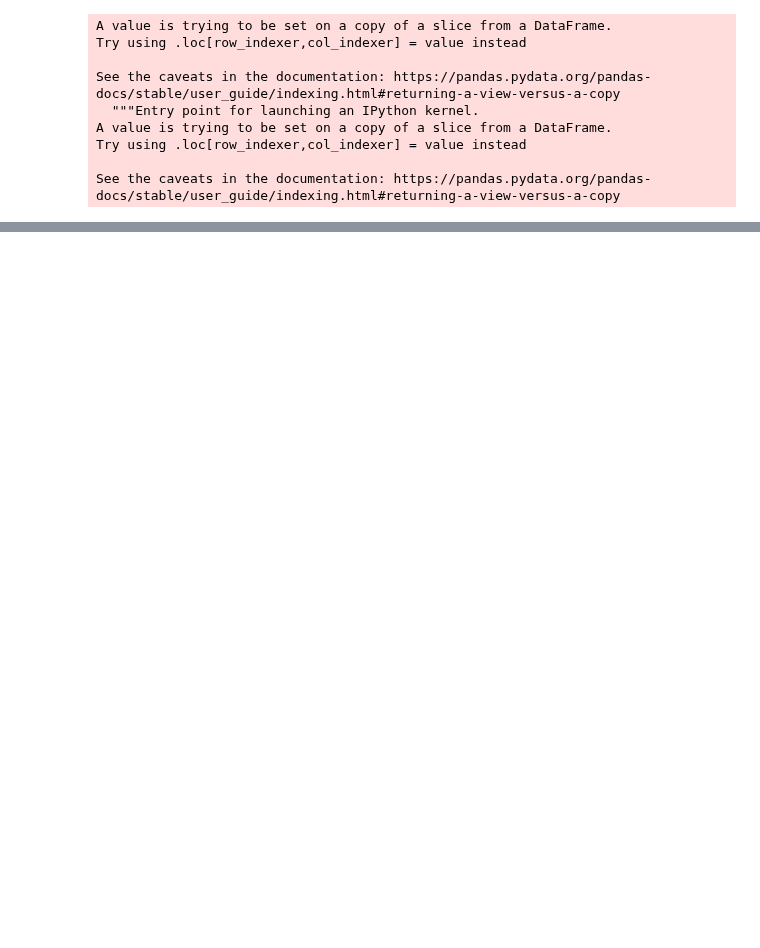
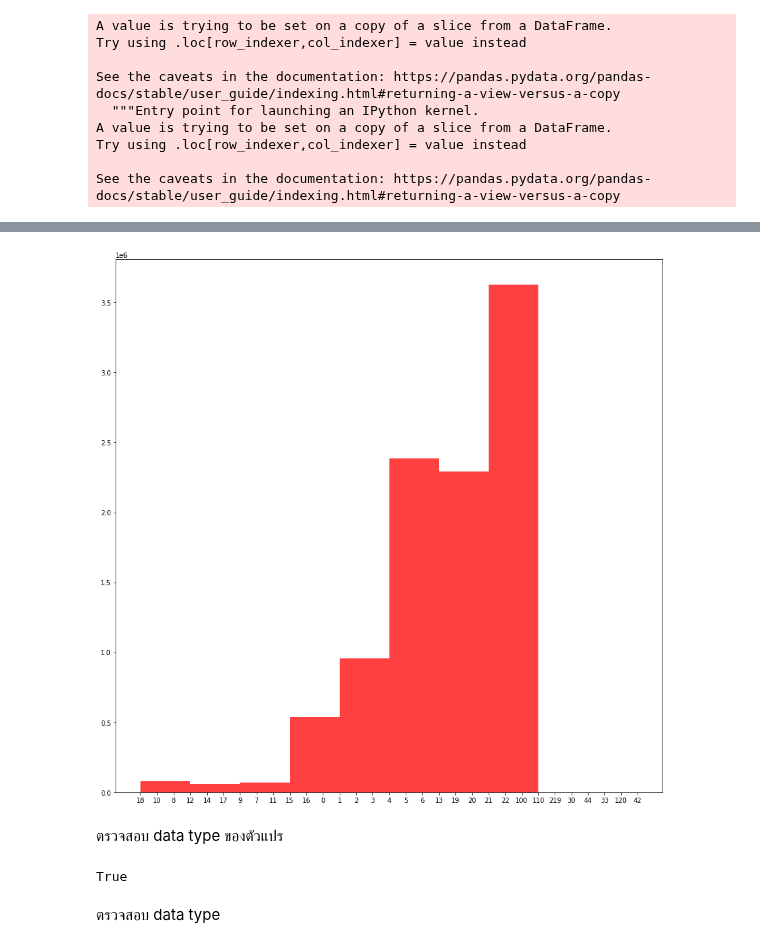
Before and after one commit to jiriyaporn/data_viz, a Jupyter notebook: histrogram.ipynb, the cells around one changed output, grey strips where cells are left out. Cells and saved outputs as stored; diff of their text form; code cells hidden in the pictures; blank space fills up the shorter version.

```diff
--- a/histrogram.ipynb
+++ b/histrogram.ipynb
@@ -101,0 +99,14 @@ NameError: ignored
+# %%
+import matplotlib
+matplotlib.rcParams['figure.figsize']=[15,15]
+output = plt.hist(list(search_request['number_of_result']),10,facecolor = 'red' ,alpha = 0.75)
+# %% [output]
+[figure, added]
+# %% [markdown]
+ตรวจสอบ data type ของตัวแปร
+# %%
+type(search_request['number_of_result'][0])== int
+# %% [output]
+True
+# %% [markdown]
+ตรวจสอบ data type
```
Also changed, not shown: parts of 24 cells of this notebook.
